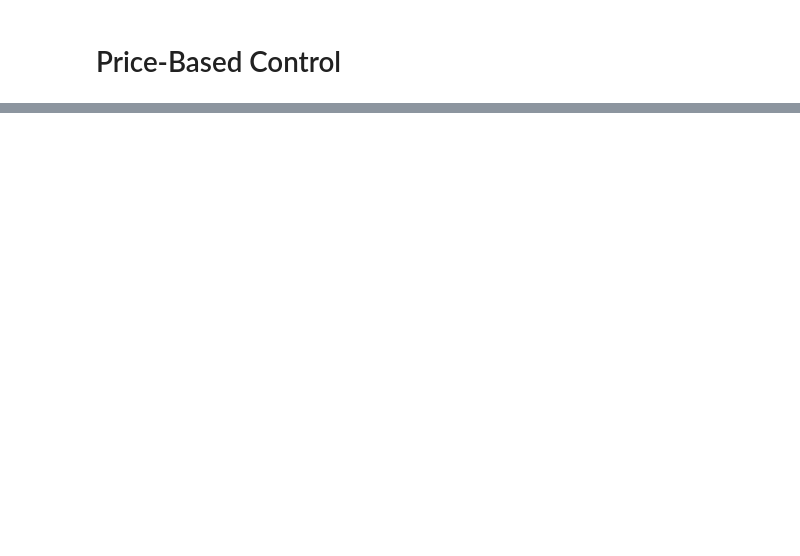
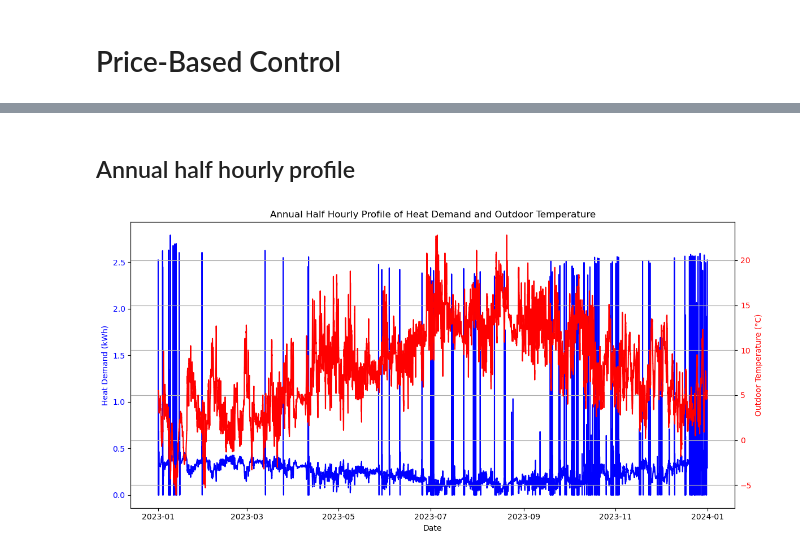
Before and after one commit to Qiuyi-Hong/Rule-Based-Control, a Jupyter notebook: price_based_control.ipynb, the cells around one changed output, grey strips where cells are left out. Saved outputs shown, nothing was run; the diff lists cells and outputs as text; code cells hidden in the pictures; blank space fills up the shorter version.

```diff
--- a/price_based_control.ipynb
+++ b/price_based_control.ipynb
@@ -11,2 +15,9 @@ energy_price_series = df['Agile Import price (p/kWh)']
+# %%
+# Calculate the low and high price thresholds
+energy_price_max = 67.68
+energy_price_min = -19.03
+
+low_price_threshold = energy_price_min + 0.3 * (energy_price_max - energy_price_min)
+high_price_threshold = energy_price_min + 0.75 * (energy_price_max - energy_price_min)
 # %%
 # Define system parameters
@@ -99,0 +136,26 @@ results_price_based = pd.DataFrame({
+# %% [markdown]
+## Annual half hourly profile
+# %%
+# Plotting
+fig, ax1 = plt.subplots(figsize=(12, 6))
+
+# Plot Heating Demand on the first y-axis
+ax1.plot(simulation_data.index, simulation_data['Heat Demand (kWh)'], label='Hourly Heating Demand', color='blue')
+ax1.set_xlabel('Date')
+ax1.set_ylabel('Heat Demand (kWh)', color='blue')
+ax1.tick_params(axis='y', labelcolor='blue')
+
+# Create a second y-axis
+ax2 = ax1.twinx()
+ax2.plot(simulation_data.index, simulation_data['Outdoor Temperature (°C)'], label='Hourly Temperature', color='red')
+ax2.set_ylabel('Outdoor Temperature (°C)', color='red')
+ax2.tick_params(axis='y', labelcolor='red')
+
+# Title and grid
+plt.title('Annual Half Hourly Profile of Heat Demand and Outdoor Temperature')
+fig.tight_layout()
+plt.grid()
+plt.savefig('./figures/annual_half_hourly_profile_price.pdf')
+plt.show()
+# %% [output]
+[figure, added]
```
Also changed, not shown: parts of 18 cells of this notebook, 31 other files.
